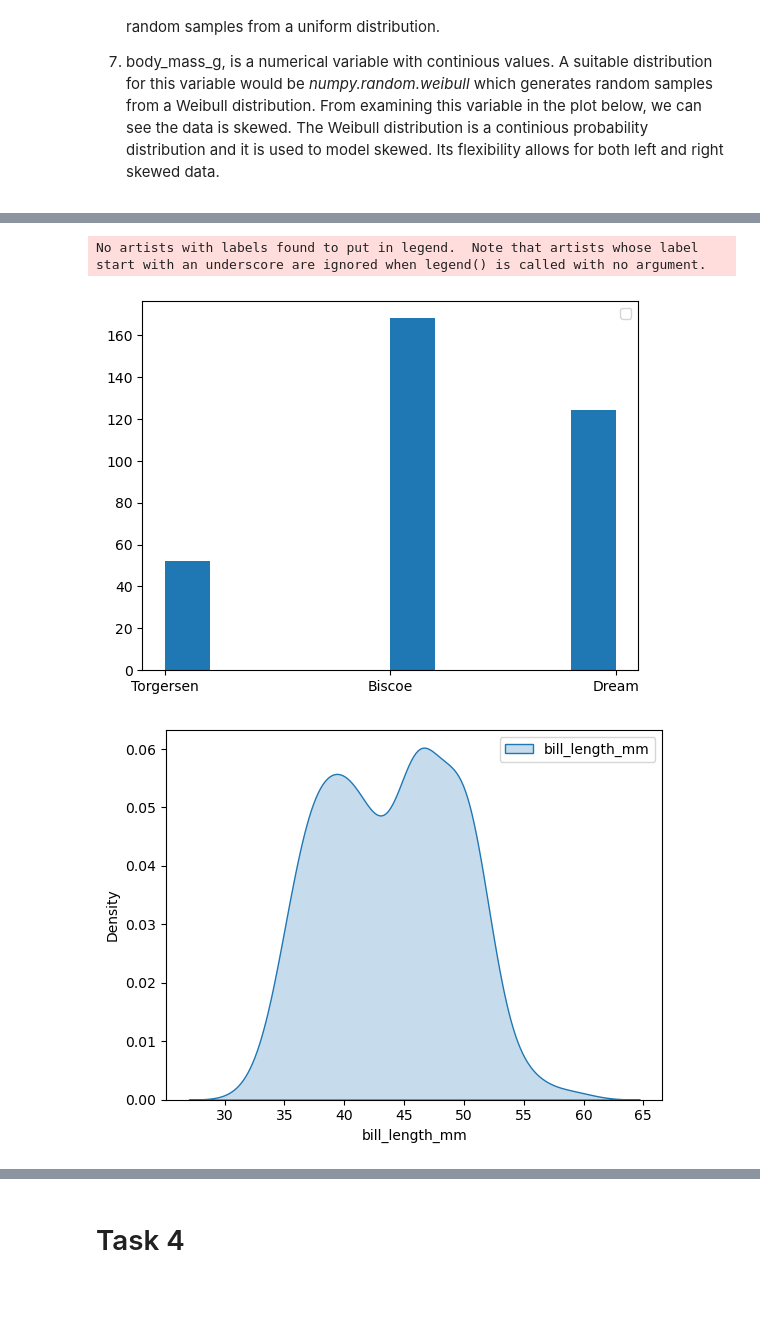
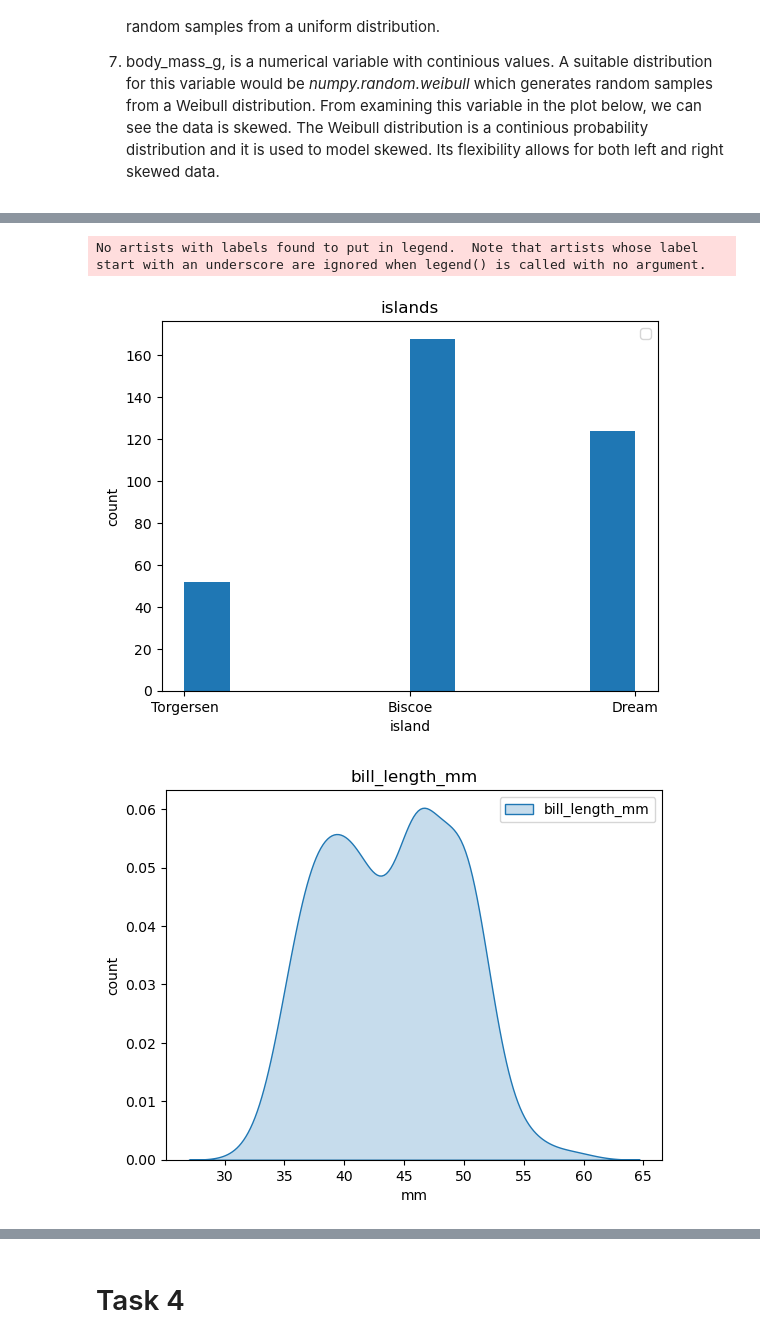
Before and after one commit to dectan/FUNDAMENTALS-OF-DATA-ANALYSIS, a Jupyter notebook: tasks.ipynb, the cells around one changed output, grey strips where cells are left out. Drawn from its saved outputs; the diff is of its cells as text; code cells hidden in the pictures; blank space fills up the shorter version.

```diff
--- a/tasks.ipynb
+++ b/tasks.ipynb
@@ -231,15 +216,21 @@ No artists with labels found to put in legend.  Note that artists whose label st
 # %%
 plt.hist(df['island'], bins=10)
+plt.title('islands')
+plt.xlabel("island")
+plt.ylabel("count")
 plt.legend()
 plt.show()
 # %% [output]
 No artists with labels found to put in legend.  Note that artists whose label start with an underscore are ignored when legend() is called with no argument.
-[figure, old version]
+[figure, new version]
 # %%
 sns.kdeplot(df['bill_length_mm'],shade=True, label="bill_length_mm")
+plt.title('bill_length_mm')
+plt.xlabel("mm")
+plt.ylabel("count")
 plt.legend()
 plt.show()
 # %% [output]
-[figure, old version]
+[figure, new version]
 # %%
 sns.kdeplot(df['bill_depth_mm'],shade=True, label="bill_depth_mm")
```
Also changed, not shown: parts of 41 cells of this notebook.
